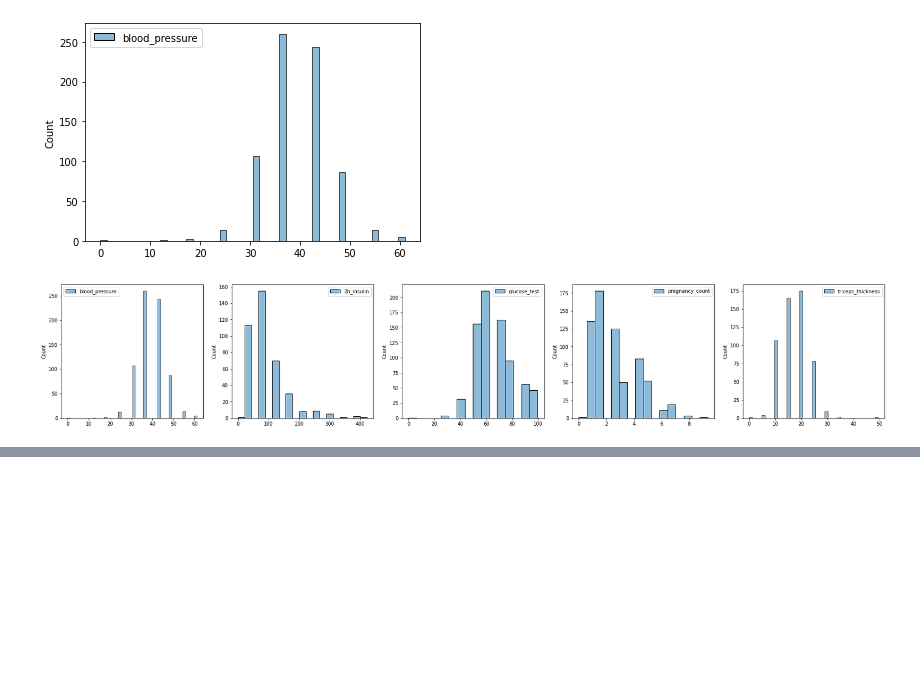
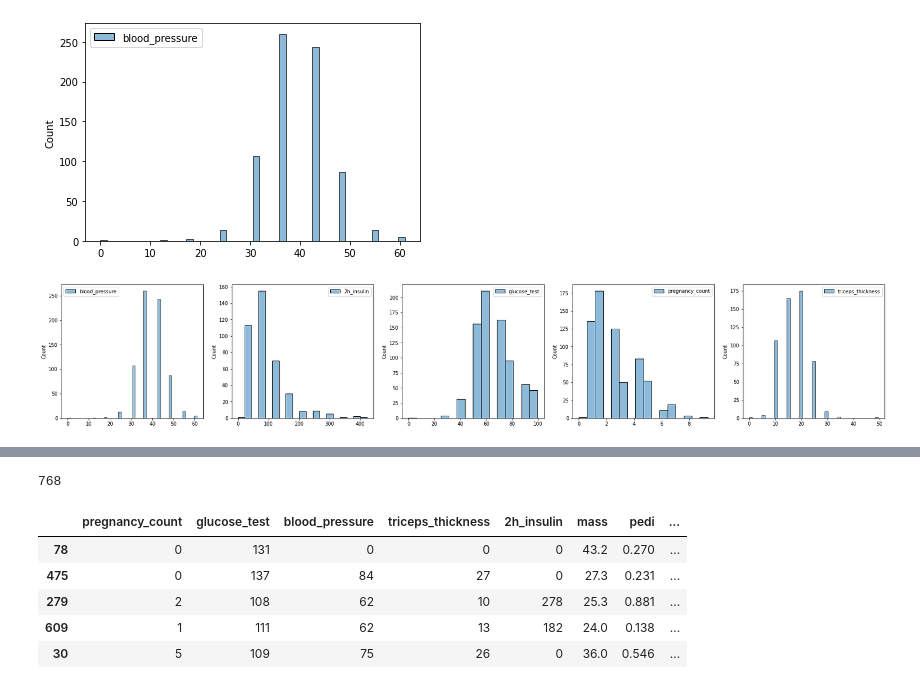
Before and after one commit to amindadgar/Machine-Learning, a Jupyter notebook: HW1/main.ipynb, the cells around one changed output, grey strips where cells are left out. Drawn from its saved outputs; the diff is of its cells as text; code cells hidden in the pictures; blank space fills up the shorter version.

```diff
--- a/HW1/main.ipynb
+++ b/HW1/main.ipynb
@@ -345,0 +457,29 @@ plt.show()
+# %%
+def bootstrap1(data):
+    """
+    Demonstrate one iteration of bootstraping method (it is a with replacement method)
+
+    INPUT:
+    -------
+    data: a pandas dataframe, containing our data
+
+    OUPUTS:
+    --------
+    train_data: pandas dataframe of a sample data
+    test_data: pandas dataframe of sample data, the data that are not included in train_data
+    """
+    ## find the length of our data (how many data rows we have)
+    data_length = len(data)
+
+    ## the indexes to be chosen from original data
+    indexes = np.random.randint(data_length, size=data_length)
+
+    ## create the training set
+    train_data = df.iloc[indexes].copy()
+
+    ## choose the test set, (The data that is omited from training set)
+    test_data = pd.concat([data,train_data, train_data]).drop_duplicates(keep=False)
+
+    return train_data, test_data
+# %%
+bootstrap_train, bootstrap_test = bootstrap1(df)
@@ -345,0 +491,11 @@ plt.show()
+# %%
+print(len(bootstrap_train))
+bootstrap_train.head()
+# %% [output]
+768
+|  | pregnancy_count | glucose_test | blood_pressure | triceps_thickness | 2h_insulin | mass | pedi | ... |
+| 78 | 0 | 131 | 0 | 0 | 0 | 43.2 | 0.270 | ... |
+| 475 | 0 | 137 | 84 | 27 | 0 | 27.3 | 0.231 | ... |
+| 279 | 2 | 108 | 62 | 10 | 278 | 25.3 | 0.881 | ... |
+| 609 | 1 | 111 | 62 | 13 | 182 | 24.0 | 0.138 | ... |
+| 30 | 5 | 109 | 75 | 26 | 0 | 36.0 | 0.546 | ... |
```
Also changed, not shown: parts of 12 cells of this notebook, 2 other files.
